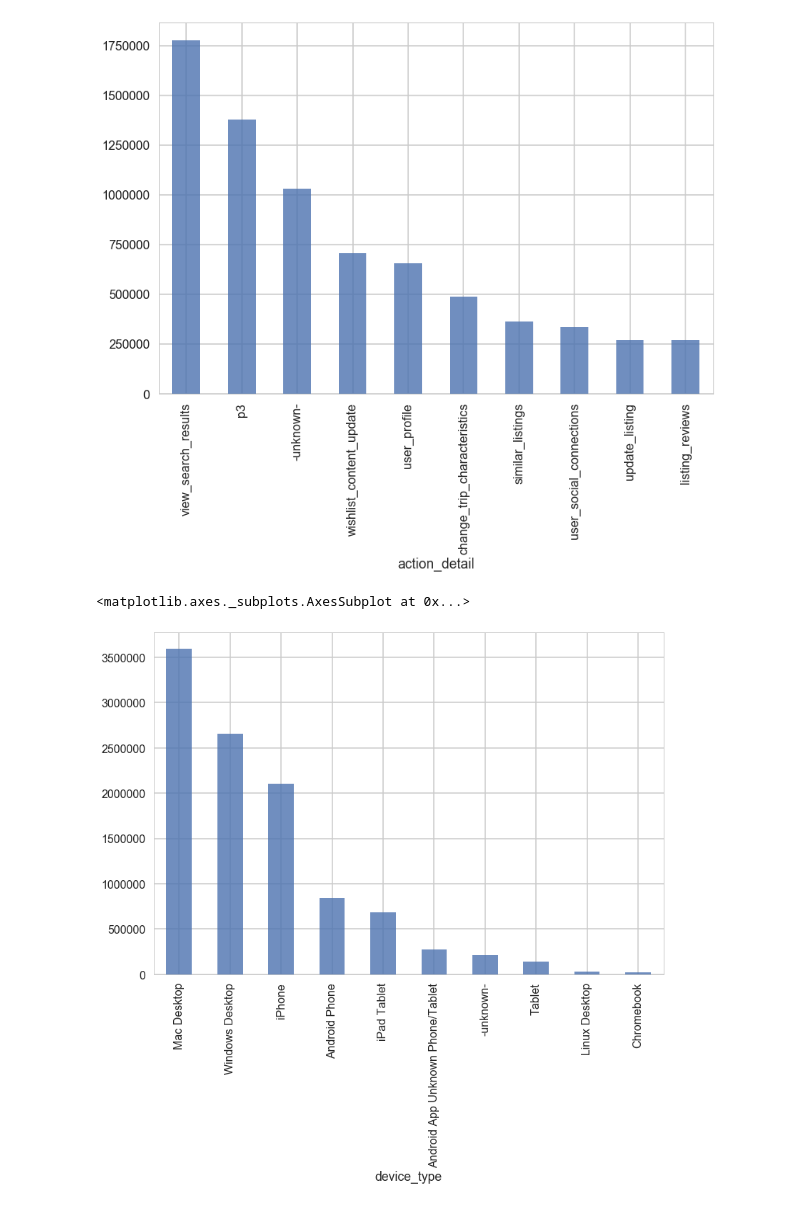
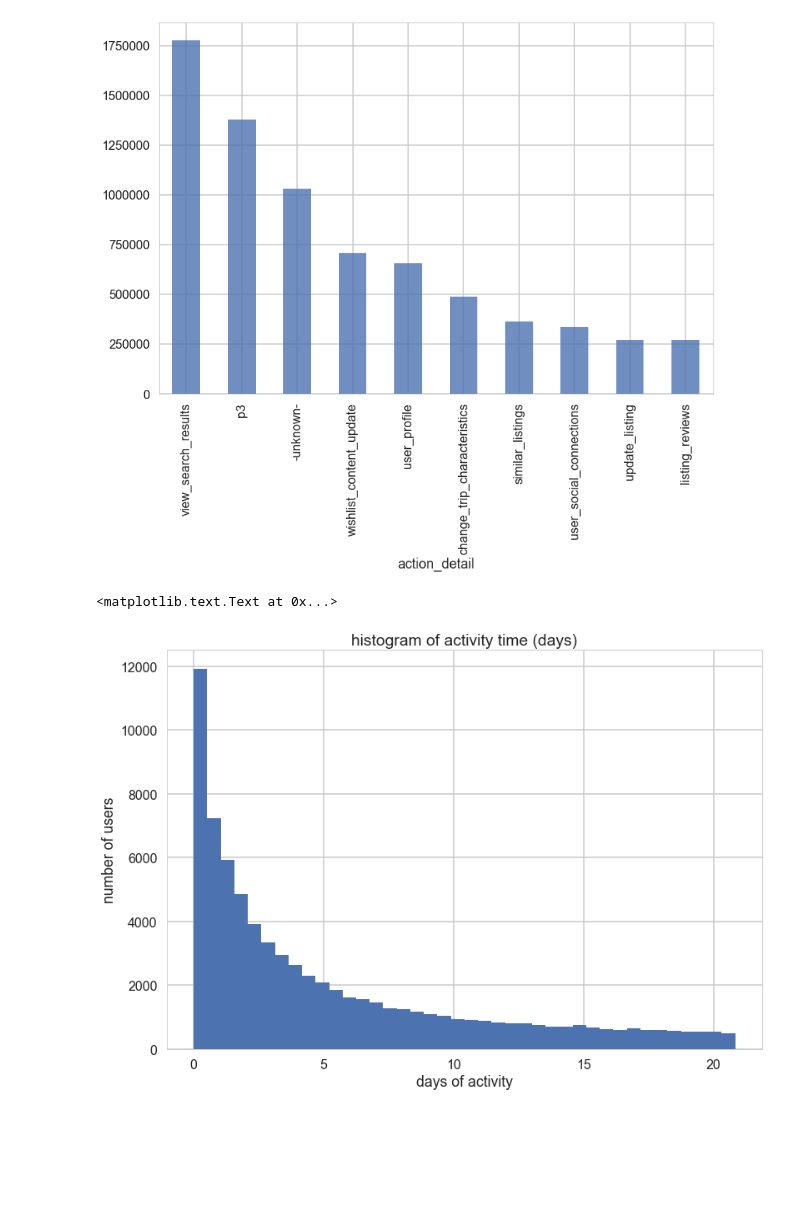
Before and after one commit to partha0solapurkar/springboard_data_science_intensive, a Jupyter notebook: capstone_project/exploratory_data_analysis.ipynb, the cells around one changed output. Saved outputs shown, nothing was run; the diff lists cells and outputs as text; code cells hidden in the pictures; blank space fills up the shorter version.

```diff
--- a/capstone_project/exploratory_data_analysis.ipynb
+++ b/capstone_project/exploratory_data_analysis.ipynb
@@ -565,8 +670,15 @@ sessions.groupby('action_detail').size().sort_values(ascending=False)[:10].plot(
 # %% [output]
 <matplotlib.axes._subplots.AxesSubplot at 0x...>
 [figure]
-# %%
-sessions.groupby('device_type').size().sort_values(ascending=False)[:10].plot(kind='bar', alpha=0.8)
-# %% [output]
-<matplotlib.axes._subplots.AxesSubplot at 0x...>
-[figure, removed]
+# %%
+train_users = train_users.set_index('id')
+s = sessions.groupby(['user_id']).agg(np.max).secs_elapsed / 86400.0
+train_users['total_days_spent'] = train_users.join(s, how='inner').secs_elapsed.fillna(0.0)
+# %%
+train_users[train_users.year == 2014].total_days_spent.hist(bins=40)
+plt.xlabel('days of activity')
+plt.ylabel('number of users')
+plt.title('histogram of activity time (days)')
+# %% [output]
+<matplotlib.text.Text at 0x...>
+[figure, added]
```
Also changed, not shown: parts of 55 cells of this notebook, 2 other files.
